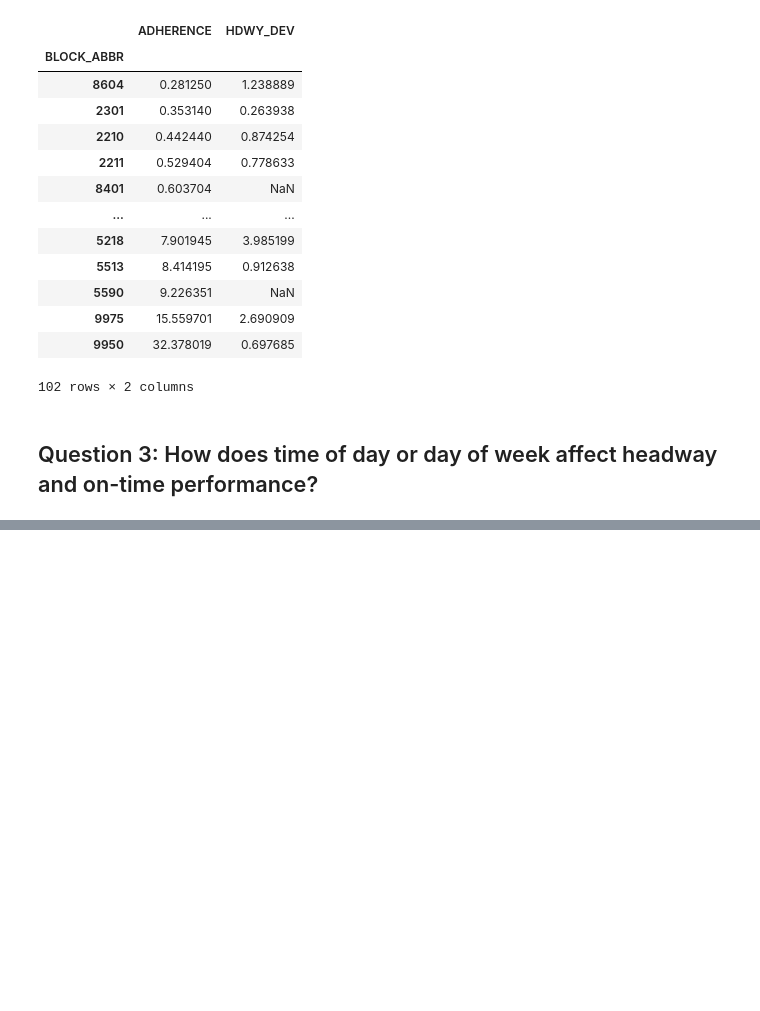
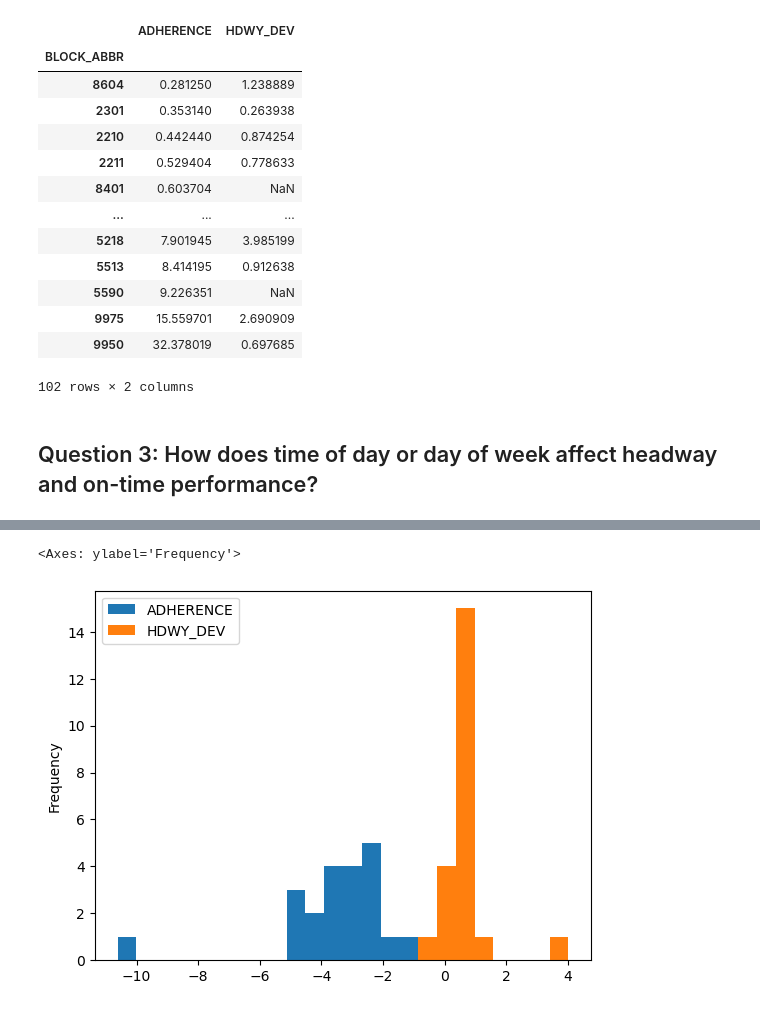
Before and after one commit to NSS-Data-Analytics-Cohort-11/wego-caesars-legion, a Jupyter notebook: notebooks/WeGo Data Introduction.ipynb, the cells around one changed output, grey strips where cells are left out. Saved outputs shown, nothing was run; the diff lists cells and outputs as text; code cells hidden in the pictures; blank space fills up the shorter version.

```diff
--- a/notebooks/WeGo Data Introduction.ipynb
+++ b/notebooks/WeGo Data Introduction.ipynb
@@ -365,0 +346,3 @@ wego.groupby('BLOCK_ABBR')[['ADHERENCE','HDWY_DEV']].mean().abs().sort_values('A
+# %%
+### Changed Date column to datetime
+wego['DATE'] = pd.to_datetime(wego['DATE'])
@@ -365,0 +359,2 @@ wego.groupby('BLOCK_ABBR')[['ADHERENCE','HDWY_DEV']].mean().abs().sort_values('A
+# %%
+clean_dept_time = wego.dropna(subset=['ACTUAL_DEPARTURE_TIME'])
@@ -365,0 +366,3 @@ wego.groupby('BLOCK_ABBR')[['ADHERENCE','HDWY_DEV']].mean().abs().sort_values('A
+# %%
+clean_dept_time['HOUR'] = (pd.to_datetime(clean_dept_time['ACTUAL_DEPARTURE_TIME'],
+                                         format='mixed').dt.hour)
@@ -365,0 +375,4 @@ wego.groupby('BLOCK_ABBR')[['ADHERENCE','HDWY_DEV']].mean().abs().sort_values('A
+# %%
+### Shows the Hourly ADH and headway (NA values excluded)
+adherence_by_hour = clean_dept_time.groupby('HOUR')[['ADHERENCE', 'HDWY_DEV']].mean()
+adherence_by_hour
@@ -365,0 +424,5 @@ wego.groupby('BLOCK_ABBR')[['ADHERENCE','HDWY_DEV']].mean().abs().sort_values('A
+# %%
+adherence_by_hour.plot(kind='hist',bins=24)
+# %% [output]
+<Axes: ylabel='Frequency'>
+[figure, added]
```
Also changed, not shown: parts of 25 cells of this notebook.
